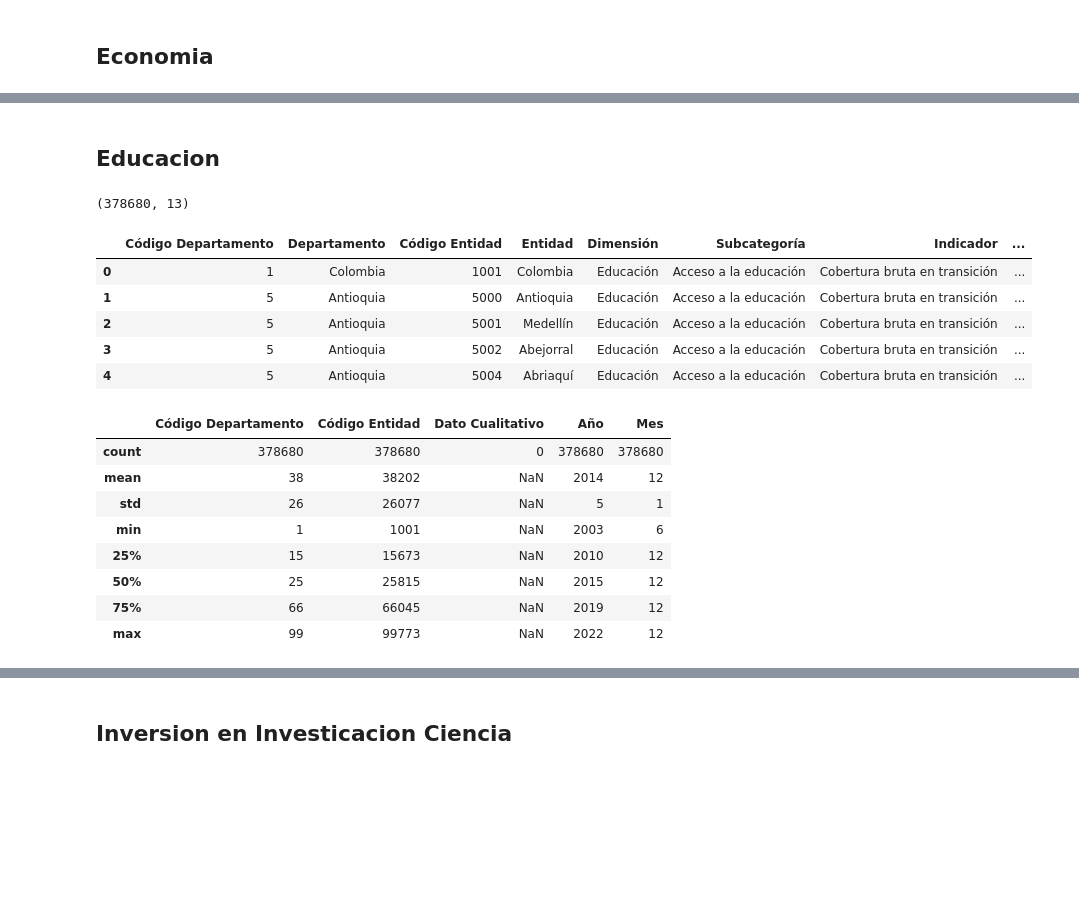
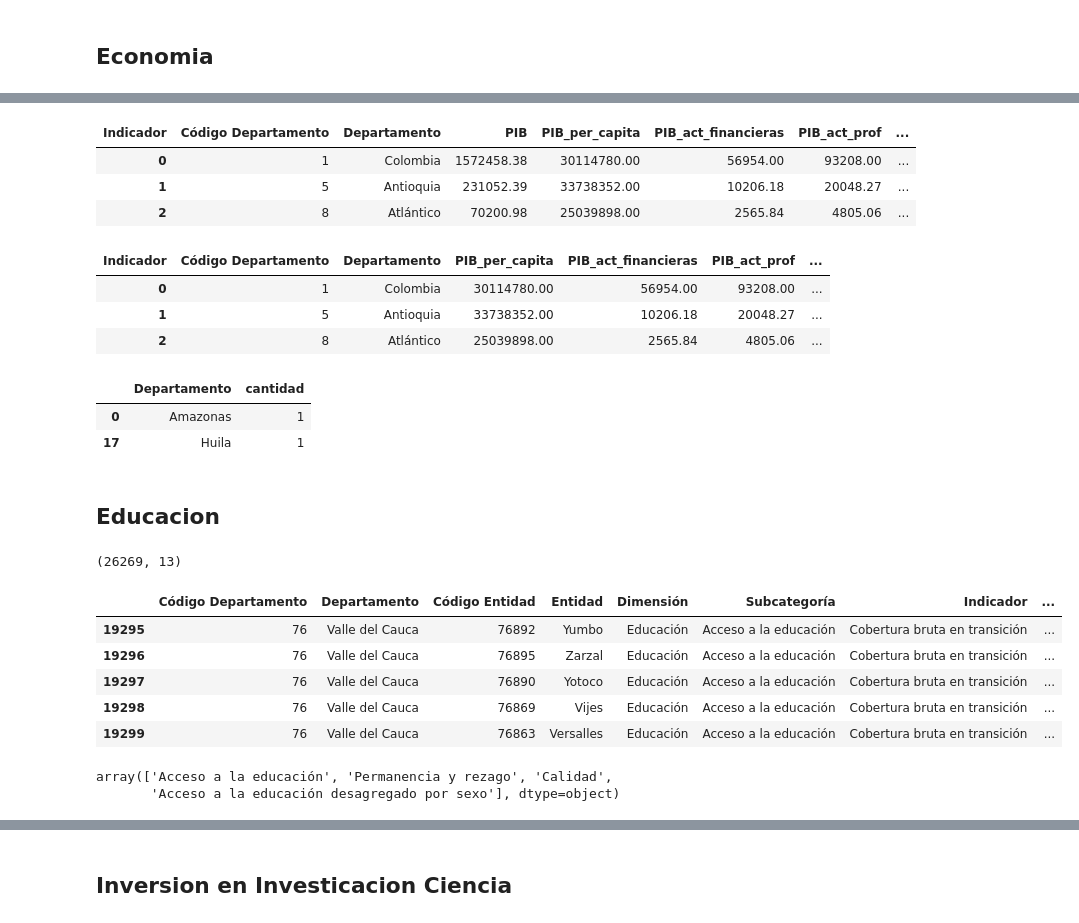
Before and after one commit to Crismaro19/ProyectoGerenciaProyectosAnaliticos, a Jupyter notebook: Codigo/analisis.ipynb, the cells around one changed output, grey strips where cells are left out. Saved outputs shown, nothing was run; the diff lists cells and outputs as text; code cells hidden in the pictures; blank space fills up the shorter version.

```diff
--- a/Codigo/analisis.ipynb
+++ b/Codigo/analisis.ipynb
@@ -1,8 +3,29 @@
 # %%
-# Importar librerias
+import os
+
+# Librerias base para el analisis y manejo de datos
+import numpy as np
 import pandas as pd
 
-pd.set_option('display.float_format', '{:.0f}'.format)
+pd.set_option('display.float_format', '{:.2f}'.format)
 pd.set_option('display.max_rows', None)
 pd.set_option('display.max_columns', None)
-import os
+
+# Librerias con los modelos principales
+from sklearn.cluster import KMeans
+from sklearn_extra.cluster import KMedoids
+
+# Libnreria para medir los resultados de los modelos
+from sklearn.metrics import silhouette_score, adjusted_rand_score, calinski_harabasz_score
+
+# Libreria para graficar
+import matplotlib.pyplot as plt
+
+# Estandarizar la data
+from sklearn.preprocessing import StandardScaler
+
+# Reducir la dimensionalidad para graficas
+from sklearn.manifold import MDS
+
+# metodo para recrear un iterador infinito
+from itertools import cycle
@@ -118,0 +261,7 @@ df_economia[(df_economia['Año'] == 2000) ].pivot(
+# %%
+df_economia1.head(3)
+# %% [output]
+| Indicador | Código Departamento | Departamento | PIB | PIB_per_capita | PIB_act_financieras | PIB_act_prof | ... |
+| 0 | 1 | Colombia | 1572458.38 | 30114780.00 | 56954.00 | 93208.00 | ... |
+| 1 | 5 | Antioquia | 231052.39 | 33738352.00 | 10206.18 | 20048.27 | ... |
+| 2 | 8 | Atlántico | 70200.98 | 25039898.00 | 2565.84 | 4805.06 | ... |
@@ -119,30 +273,37 @@ df_economia[(df_economia['Año'] == 2000) ].pivot(
+# %%
+df_economia_final.head(3)
+# %% [output]
+| Indicador | Código Departamento | Departamento | PIB_per_capita | PIB_act_financieras | PIB_act_prof | ... |
+| 0 | 1 | Colombia | 30114780.00 | 56954.00 | 93208.00 | ... |
+| 1 | 5 | Antioquia | 33738352.00 | 10206.18 | 20048.27 | ... |
+| 2 | 8 | Atlántico | 25039898.00 | 2565.84 | 4805.06 | ... |
+# %%
+df_economia_final.groupby('Departamento').size().reset_index(name='cantidad').sort_values(by='cantidad', ascending=False).head(2)
+# %% [output]
+|  | Departamento | cantidad |
+| 0 | Amazonas | 1 |
+| 17 | Huila | 1 |
 # %% [markdown]
 ## Educacion
 # %%
 # Economia
-df_educacion = pd.read_excel("../Data/Educacion.xlsx")
+df_educacion = pd.read_csv("../Data/archivos_csv/Educacion.csv", sep=";", encoding="ISO-8859-1", low_memory=False)
+
+df_educacion = df_educacion[df_educacion['Año']==2022]
 
 #
 display(df_educacion.shape)
 df_educacion.head()
 # %% [output]
-(378680, 13)
+(26269, 13)
 |  | Código Departamento | Departamento | Código Entidad | Entidad | Dimensión | Subcategoría | Indicador | ... |
-| 0 | 1 | Colombia | 1001 | Colombia | Educación | Acceso a la educación | Cobertura bruta en transición | ... |
-| 1 | 5 | Antioquia | 5000 | Antioquia | Educación | Acceso a la educación | Cobertura bruta en transición | ... |
-| 2 | 5 | Antioquia | 5001 | Medellín | Educación | Acceso a la educación | Cobertura bruta en transición | ... |
-| 3 | 5 | Antioquia | 5002 | Abejorral | Educación | Acceso a la educación | Cobertura bruta en transición | ... |
-| 4 | 5 | Antioquia | 5004 | Abriaquí | Educación | Acceso a la educación | Cobertura bruta en transición | ... |
+| 19295 | 76 | Valle del Cauca | 76892 | Yumbo | Educación | Acceso a la educación | Cobertura bruta en transición | ... |
+| 19296 | 76 | Valle del Cauca | 76895 | Zarzal | Educación | Acceso a la educación | Cobertura bruta en transición | ... |
+| 19297 | 76 | Valle del Cauca | 76890 | Yotoco | Educación | Acceso a la educación | Cobertura bruta en transición | ... |
+| 19298 | 76 | Valle del Cauca | 76869 | Vijes | Educación | Acceso a la educación | Cobertura bruta en transición | ... |
+| 19299 | 76 | Valle del Cauca | 76863 | Versalles | Educación | Acceso a la educación | Cobertura bruta en transición | ... |
 # %%
-# Describe de los datos continuos
-df_educacion.describe()
+df_educacion['Subcategoría'].unique()
 # %% [output]
-|  | Código Departamento | Código Entidad | Dato Cualitativo | Año | Mes |
-| count | 378680 | 378680 | 0 | 378680 | 378680 |
-| mean | 38 | 38202 | NaN | 2014 | 12 |
-| std | 26 | 26077 | NaN | 5 | 1 |
-| min | 1 | 1001 | NaN | 2003 | 6 |
-| 25% | 15 | 15673 | NaN | 2010 | 12 |
-| 50% | 25 | 25815 | NaN | 2015 | 12 |
-| 75% | 66 | 66045 | NaN | 2019 | 12 |
-| max | 99 | 99773 | NaN | 2022 | 12 |
+array(['Acceso a la educación', 'Permanencia y rezago', 'Calidad',
+       'Acceso a la educación desagregado por sexo'], dtype=object)
```
Also changed, not shown: parts of 147 cells of this notebook, 23 other files.
